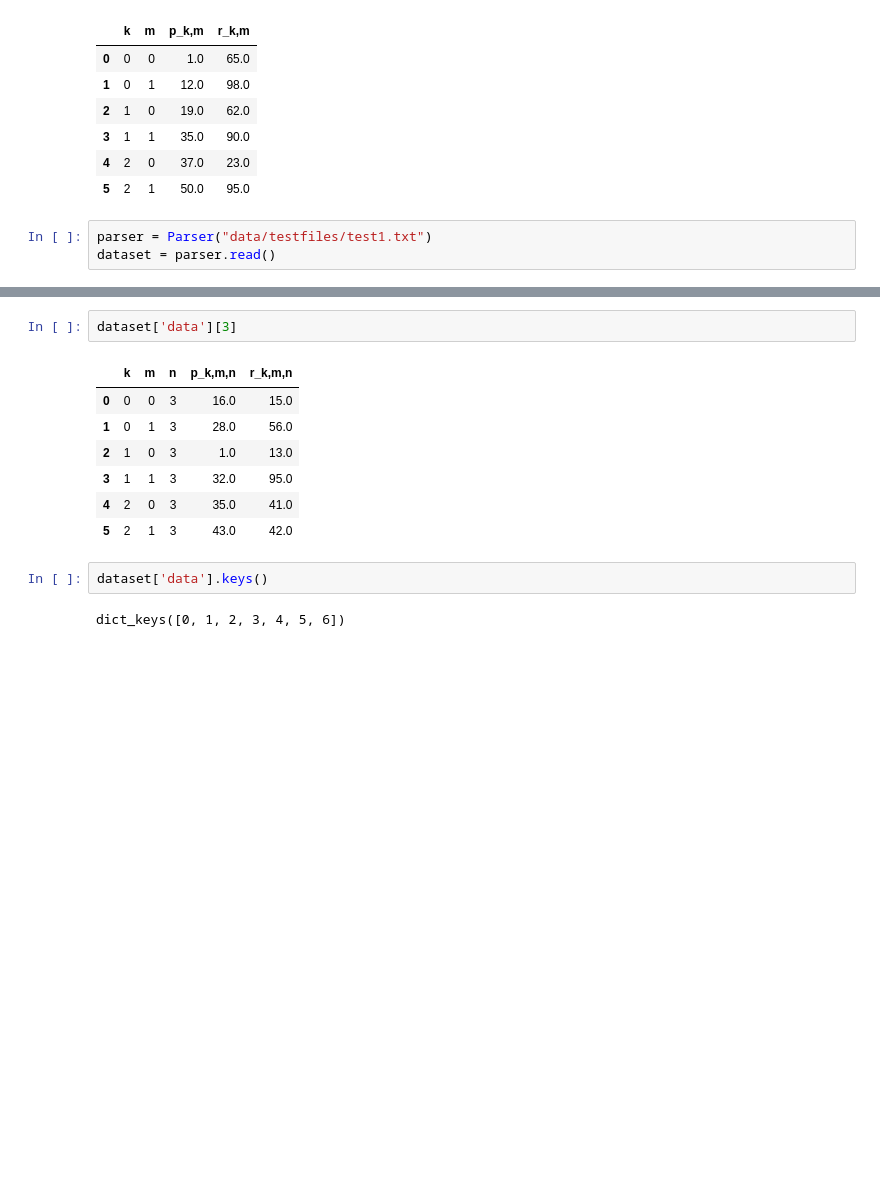
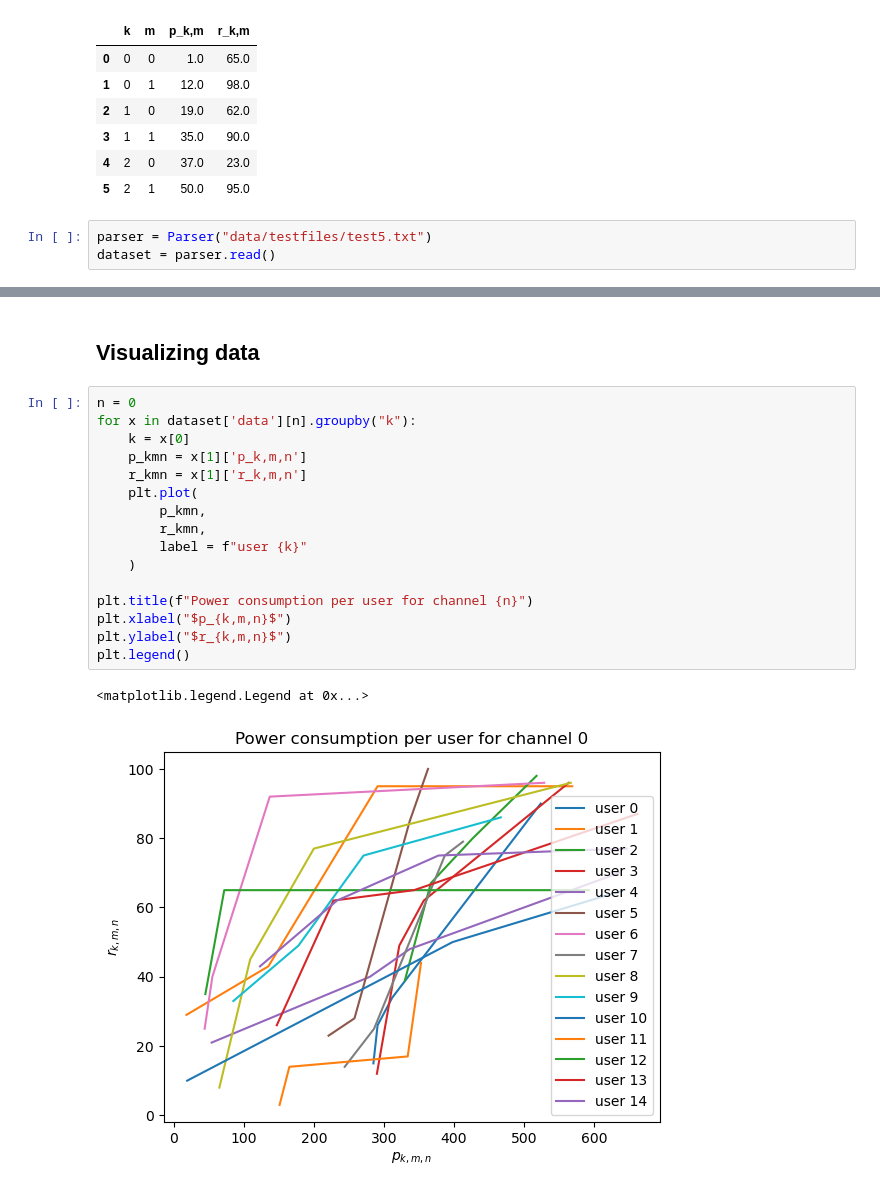
Before and after one commit to sabrinasartori/user-scheduling-in-5G, a Jupyter notebook: notebooks/01-create_reader.ipynb, the cells around one changed output, grey strips where cells are left out. Drawn from its saved outputs; the diff is of its cells as text; blank space fills up the shorter version.

```diff
--- a/notebooks/01-create_reader.ipynb
+++ b/notebooks/01-create_reader.ipynb
@@ -114,6 +114,6 @@ df.drop(columns=0)
 | 4 | 2 | 0 | 37.0 | 23.0 |
 | 5 | 2 | 1 | 50.0 | 95.0 |
 # %%
-parser = Parser("data/testfiles/test1.txt")
+parser = Parser("data/testfiles/test5.txt")
 dataset = parser.read()
 # %%
@@ -139,14 +139,21 @@ dataset
-# %%
-dataset['data'][3]
-# %% [output]
-|  | k | m | n | p_k,m,n | r_k,m,n |
-| 0 | 0 | 0 | 3 | 16.0 | 15.0 |
-| 1 | 0 | 1 | 3 | 28.0 | 56.0 |
-| 2 | 1 | 0 | 3 | 1.0 | 13.0 |
-| 3 | 1 | 1 | 3 | 32.0 | 95.0 |
-| 4 | 2 | 0 | 3 | 35.0 | 41.0 |
-| 5 | 2 | 1 | 3 | 43.0 | 42.0 |
-# %%
-dataset['data'].keys()
-# %% [output]
-dict_keys([0, 1, 2, 3, 4, 5, 6])
+# %% [markdown]
+## Visualizing data
+# %%
+n = 0
+for x in dataset['data'][n].groupby("k"):
+    k = x[0]
+    p_kmn = x[1]['p_k,m,n']
+    r_kmn = x[1]['r_k,m,n']
+    plt.plot(
+        p_kmn,
+        r_kmn,
+        label = f"user {k}"
+    )
+
+plt.title(f"Power consumption per user for channel {n}")
+plt.xlabel("$p_{k,m,n}$")
+plt.ylabel("$r_{k,m,n}$")
+plt.legend()
+# %% [output]
+<matplotlib.legend.Legend at 0x...>
+[figure, added]
```
Also changed, not shown: parts of 1 cell of this notebook, 2 other files.
